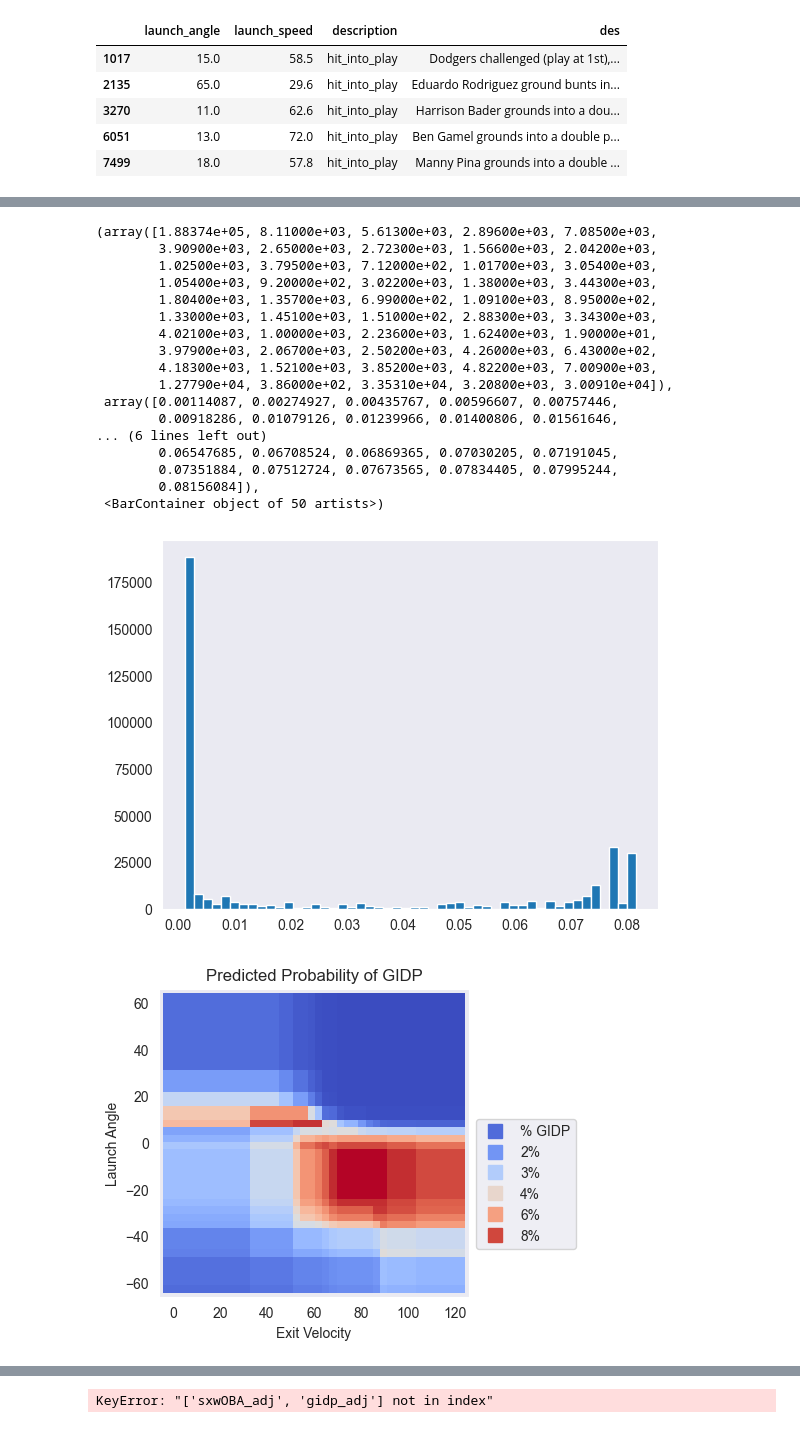
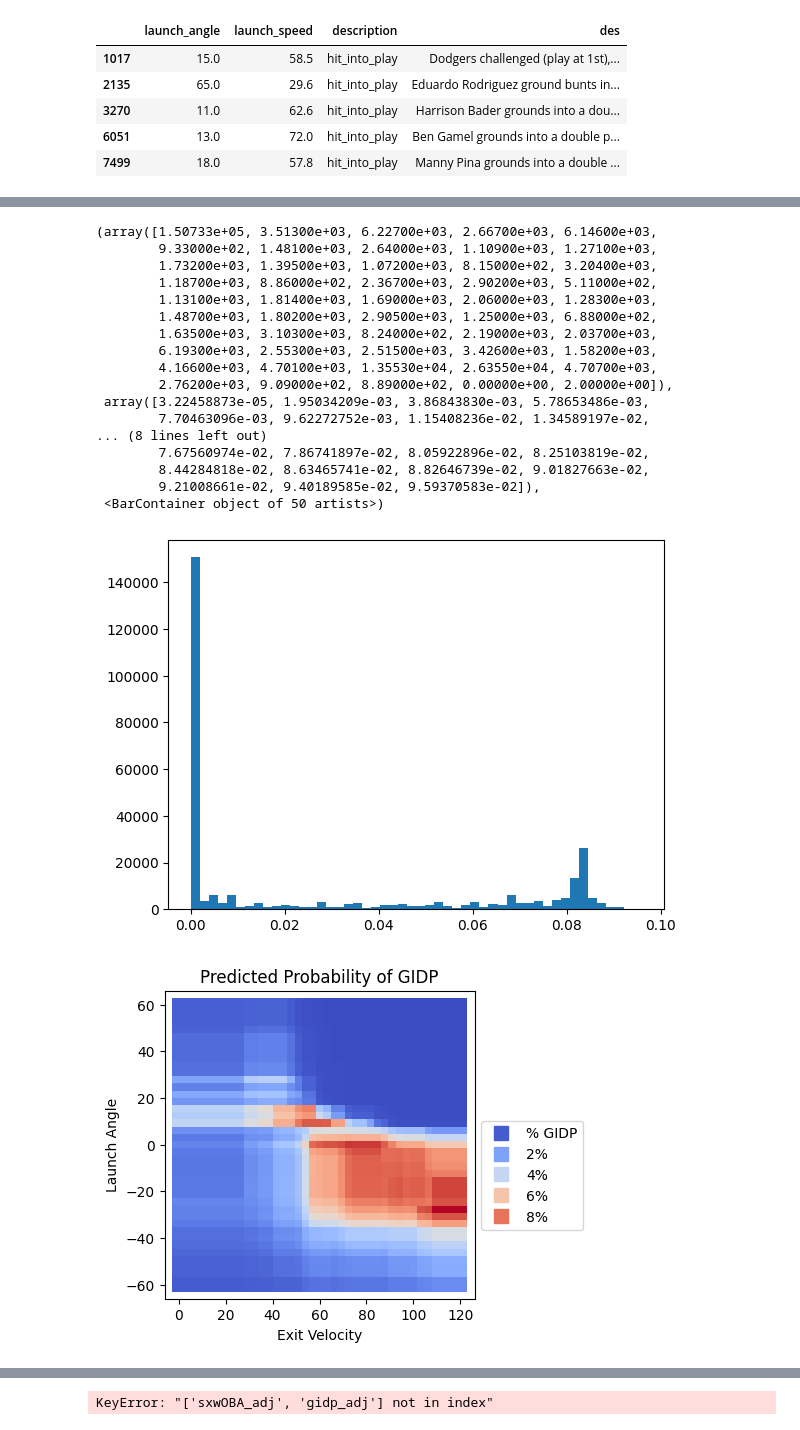
Before and after one commit to sam-walsh/sxwOBA, a Jupyter notebook: notebooks/expected_era.ipynb, the cells around one changed output, grey strips where cells are left out. Saved outputs shown, nothing was run; the diff lists cells and outputs as text; code cells hidden in the pictures.

```diff
--- a/notebooks/expected_era.ipynb
+++ b/notebooks/expected_era.ipynb
@@ -188,7 +218,7 @@ from sklearn.metrics import mean_squared_error
 from sklearn.metrics import roc_auc_score, roc_curve, auc
 import xgboost as xgb
 
-xgb_clf = xgb.XGBClassifier(objective='binary:logistic', n_estimators=30, max_depth=3, min_child_weight=2, seed=123, tree_method='gpu_hist', gpu_id=0, verbosity=0, eval_metric='auc')
+xgb_clf = xgb.XGBClassifier(objective='binary:logistic', n_estimators=100, max_depth=3, min_child_weight=2, seed=123, tree_method='gpu_hist', gpu_id=0, verbosity=0, eval_metric='auc', learning_rate=0.1)
 clf = LogisticRegression(random_state=0)
 knn = KNeighborsClassifier(n_neighbors=2500)
 # %%
@@ -231,24 +261,24 @@ Text(0, 0.5, 'True Positive Rate')
 # %%
 plt.hist(y_pred_proba, bins=50)
 # %% [output]
-(array([1.88374e+05, 8.11000e+03, 5.61300e+03, 2.89600e+03, 7.08500e+03,
-        3.90900e+03, 2.65000e+03, 2.72300e+03, 1.56600e+03, 2.04200e+03,
-        1.02500e+03, 3.79500e+03, 7.12000e+02, 1.01700e+03, 3.05400e+03,
-        1.05400e+03, 9.20000e+02, 3.02200e+03, 1.38000e+03, 3.44300e+03,
-        1.80400e+03, 1.35700e+03, 6.99000e+02, 1.09100e+03, 8.95000e+02,
-        1.33000e+03, 1.45100e+03, 1.51000e+02, 2.88300e+03, 3.34300e+03,
-        4.02100e+03, 1.00000e+03, 2.23600e+03, 1.62400e+03, 1.90000e+01,
-        3.97900e+03, 2.06700e+03, 2.50200e+03, 4.26000e+03, 6.43000e+02,
-        4.18300e+03, 1.52100e+03, 3.85200e+03, 4.82200e+03, 7.00900e+03,
-        1.27790e+04, 3.86000e+02, 3.35310e+04, 3.20800e+03, 3.00910e+04]),
- array([0.00114087, 0.00274927, 0.00435767, 0.00596607, 0.00757446,
-        0.00918286, 0.01079126, 0.01239966, 0.01400806, 0.01561646,
-... (6 lines left out)
-        0.06547685, 0.06708524, 0.06869365, 0.07030205, 0.07191045,
-        0.07351884, 0.07512724, 0.07673565, 0.07834405, 0.07995244,
-        0.08156084]),
+(array([1.50733e+05, 3.51300e+03, 6.22700e+03, 2.66700e+03, 6.14600e+03,
+        9.33000e+02, 1.48100e+03, 2.64000e+03, 1.10900e+03, 1.27100e+03,
+        1.73200e+03, 1.39500e+03, 1.07200e+03, 8.15000e+02, 3.20400e+03,
+        1.18700e+03, 8.86000e+02, 2.36700e+03, 2.90200e+03, 5.11000e+02,
+        1.13100e+03, 1.81400e+03, 1.69000e+03, 2.06000e+03, 1.28300e+03,
+        1.48700e+03, 1.80200e+03, 2.90500e+03, 1.25000e+03, 6.88000e+02,
+        1.63500e+03, 3.10300e+03, 8.24000e+02, 2.19000e+03, 2.03700e+03,
+        6.19300e+03, 2.55300e+03, 2.51500e+03, 3.42600e+03, 1.58200e+03,
+        4.16600e+03, 4.70100e+03, 1.35530e+04, 2.63550e+04, 4.70700e+03,
+        2.76200e+03, 9.09000e+02, 8.89000e+02, 0.00000e+00, 2.00000e+00]),
+ array([3.22458873e-05, 1.95034209e-03, 3.86843830e-03, 5.78653486e-03,
+        7.70463096e-03, 9.62272752e-03, 1.15408236e-02, 1.34589197e-02,
+... (8 lines left out)
+        7.67560974e-02, 7.86741897e-02, 8.05922896e-02, 8.25103819e-02,
+        8.44284818e-02, 8.63465741e-02, 8.82646739e-02, 9.01827663e-02,
+        9.21008661e-02, 9.40189585e-02, 9.59370583e-02]),
  <BarContainer object of 50 artists>)
-[figure, old version]
+[figure, new version]
 # %%
 ev_space = np.linspace(0, 120, 40)
 la_space = np.linspace(-60, 60, 40)
@@ -260,25 +290,25 @@ y_proba_grid = pred_grid.reshape(ev_grid.shape)
 # %%
 
 import matplotlib.lines as mlines
 fig, ax = plt.subplots(figsize=(4, 4), dpi=100)
-sns.scatterplot(x=ev_grid.ravel(), y=la_grid.ravel(), marker='s', s=200, hue=pred_grid, edgecolor='none', palette='coolwarm', label="% GIDP", legend=True)
+sns.scatterplot(x=ev_grid.ravel(), y=la_grid.ravel(), marker='s', s=100, hue=pred_grid, edgecolor='none', palette='coolwarm', label="% GIDP", legend=True)
 plt.xlabel('Exit Velocity')
 plt.ylabel('Launch Angle')
 plt.title("""Predicted Probability of GIDP""")
 
 handles, labels = ax.get_legend_handles_labels()
 new_handles = []
 for handle, label in zip(handles, labels):
     color = handle.get_facecolor()[0]
     new_handle = plt.Line2D([], [], marker='s', markersize=10, linestyle='', color=color)
     new_handles.append(new_handle)
 
 # Convert labels to percentages
 labels = ["{:.0%}".format(float(label)) if label.replace('.','',1).isdigit() else label for label in labels]
 
 plt.legend(new_handles, labels, bbox_to_anchor=(1, 0.6), loc='upper left')
 plt.show()
 # %% [output]
-[figure, old version]
+[figure, new version]
 # %%
 features = bbe['launch_angle'].values.reshape(-1, 1)
```
Also changed, not shown: parts of 39 cells of this notebook, 3 other files.
